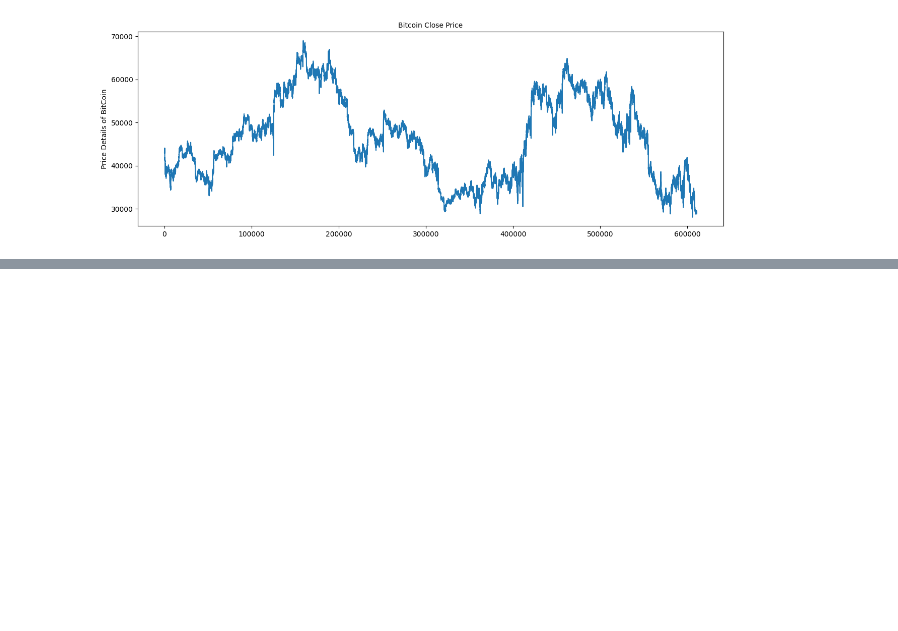
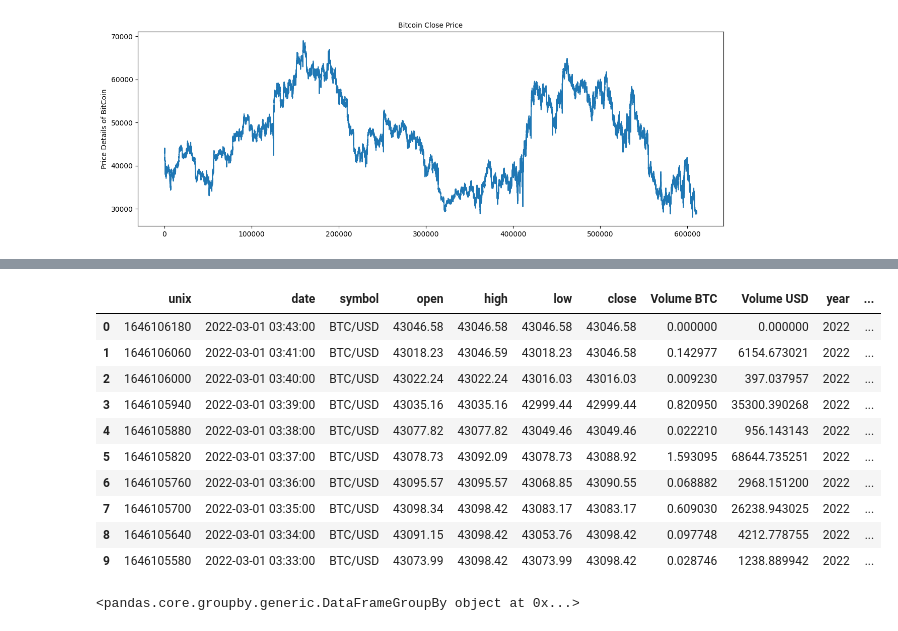
Before and after one commit to gmkumar1988/Data-Analytics-Projects, a Jupyter notebook: Bitcoin_Prediction.ipynb, the cells around one changed output, grey strips where cells are left out. Saved outputs shown, nothing was run; the diff lists cells and outputs as text; code cells hidden in the pictures; blank space fills up the shorter version.

```diff
--- a/Bitcoin_Prediction.ipynb
+++ b/Bitcoin_Prediction.ipynb
@@ -75,0 +113,21 @@ plt.show()
+# %%
+splitted = bitcoin_dataset['date'].str.split('-',expand=True)
+# %%
+bitcoin_dataset['year'] = splitted[0].astype('int')
+bitcoin_dataset['month'] = splitted[1].astype('int')
+# %%
+bitcoin_dataset['date'] = pd.to_datetime(bitcoin_dataset['date'])
+# %%
+bitcoin_dataset.head(10)
+# %% [output]
+|  | unix | date | symbol | open | high | low | close | Volume BTC | Volume USD | year | ... |
+| 0 | 1646106180 | 2022-03-01 03:43:00 | BTC/USD | 43046.58 | 43046.58 | 43046.58 | 43046.58 | 0.000000 | 0.000000 | 2022 | ... |
+| 1 | 1646106060 | 2022-03-01 03:41:00 | BTC/USD | 43018.23 | 43046.59 | 43018.23 | 43046.58 | 0.142977 | 6154.673021 | 2022 | ... |
+| 2 | 1646106000 | 2022-03-01 03:40:00 | BTC/USD | 43022.24 | 43022.24 | 43016.03 | 43016.03 | 0.009230 | 397.037957 | 2022 | ... |
+| 3 | 1646105940 | 2022-03-01 03:39:00 | BTC/USD | 43035.16 | 43035.16 | 42999.44 | 42999.44 | 0.820950 | 35300.390268 | 2022 | ... |
+| 4 | 1646105880 | 2022-03-01 03:38:00 | BTC/USD | 43077.82 | 43077.82 | 43049.46 | 43049.46 | 0.022210 | 956.143143 | 2022 | ... |
+| 5 | 1646105820 | 2022-03-01 03:37:00 | BTC/USD | 43078.73 | 43092.09 | 43078.73 | 43088.92 | 1.593095 | 68644.735251 | 2022 | ... |
+| 6 | 1646105760 | 2022-03-01 03:36:00 | BTC/USD | 43095.57 | 43095.57 | 43068.85 | 43090.55 | 0.068882 | 2968.151200 | 2022 | ... |
+| 7 | 1646105700 | 2022-03-01 03:35:00 | BTC/USD | 43098.34 | 43098.42 | 43083.17 | 43083.17 | 0.609030 | 26238.943025 | 2022 | ... |
+| 8 | 1646105640 | 2022-03-01 03:34:00 | BTC/USD | 43091.15 | 43098.42 | 43053.76 | 43098.42 | 0.097748 | 4212.778755 | 2022 | ... |
+| 9 | 1646105580 | 2022-03-01 03:33:00 | BTC/USD | 43073.99 | 43098.42 | 43073.99 | 43098.42 | 0.028746 | 1238.889942 | 2022 | ... |
@@ -75,0 +136,4 @@ plt.show()
+# %%
+print(data_grouped)
+# %% [output]
+<pandas.core.groupby.generic.DataFrameGroupBy object at 0x...>
```
Also changed, not shown: parts of 11 cells of this notebook.
